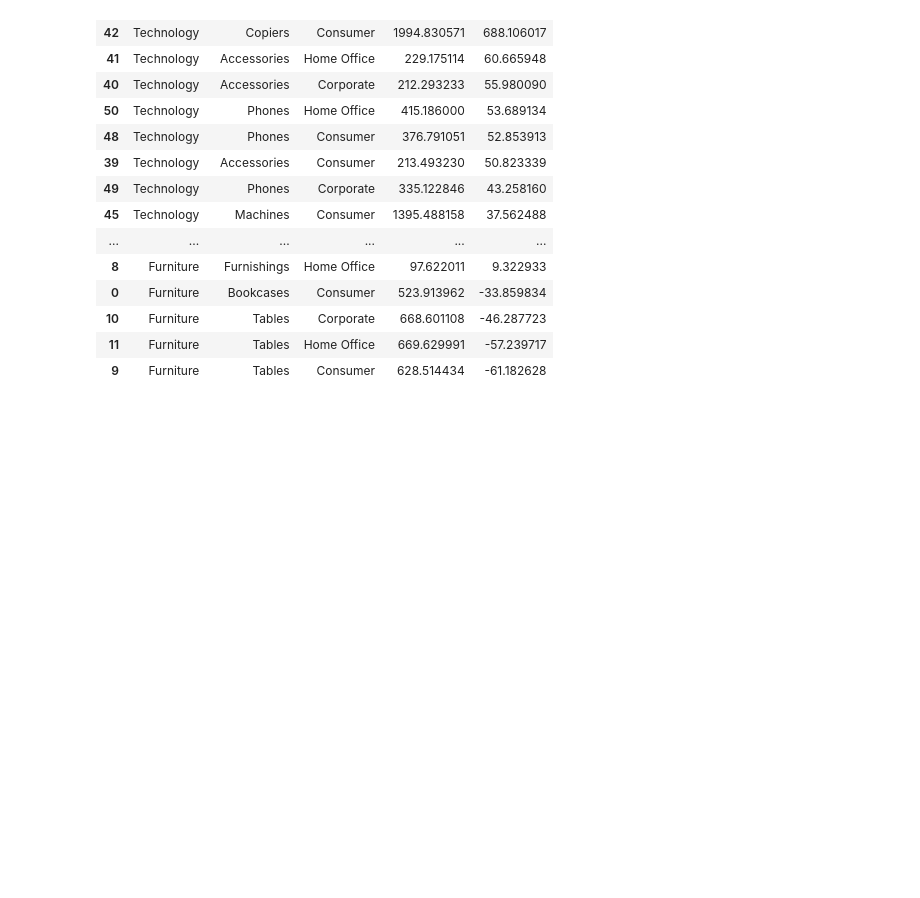
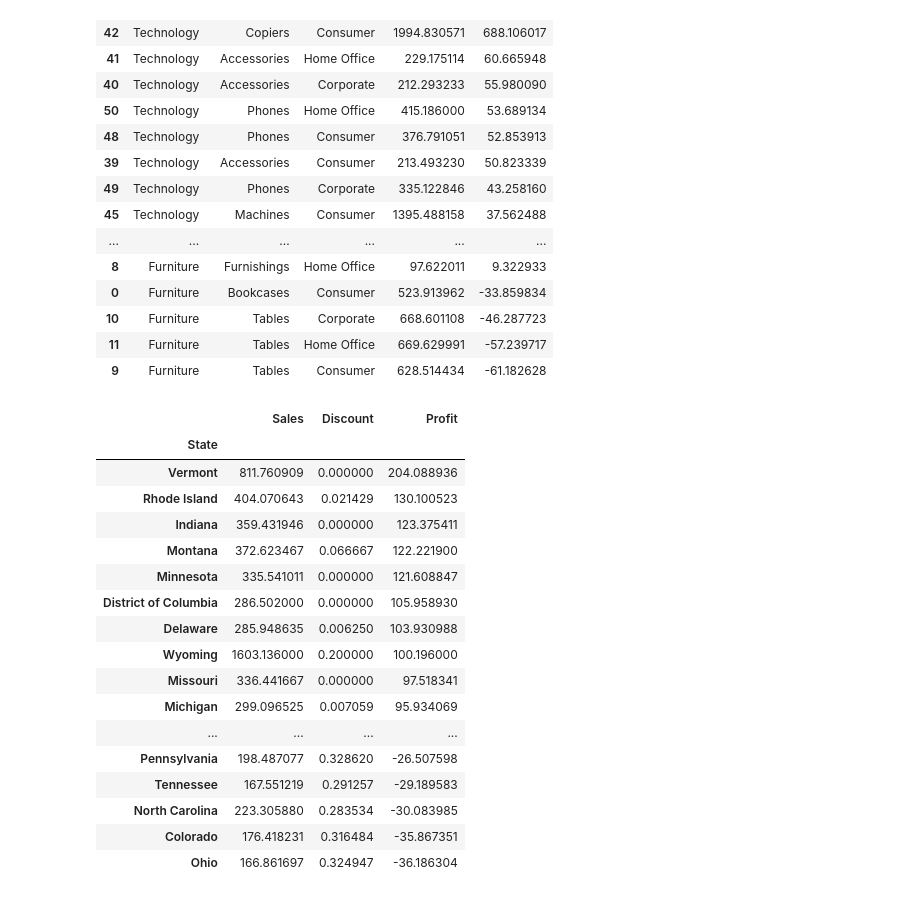
Before and after one commit to goatgirl86/ACT_Superstores, a Jupyter notebook: Superstore.ipynb, the cells around one changed output. Saved outputs shown, nothing was run; the diff lists cells and outputs as text; code cells hidden in the pictures; blank space fills up the shorter version.

```diff
--- a/Superstore.ipynb
+++ b/Superstore.ipynb
@@ -276,3 +276,25 @@ df_csub
 | 10 | Furniture | Tables | Corporate | 668.601108 | -46.287723 |
 | 11 | Furniture | Tables | Home Office | 669.629991 | -57.239717 |
 | 9 | Furniture | Tables | Consumer | 628.514434 | -61.182628 |
+# %%
+state_mean3=df.groupby("State")['Sales', 'Discount', "Profit"].mean().sort_values('Profit', ascending=False)
+state_mean3
+# %% [output]
+|  | Sales | Discount | Profit |
+| State |  |  |  |
+| Vermont | 811.760909 | 0.000000 | 204.088936 |
+| Rhode Island | 404.070643 | 0.021429 | 130.100523 |
+| Indiana | 359.431946 | 0.000000 | 123.375411 |
+| Montana | 372.623467 | 0.066667 | 122.221900 |
+| Minnesota | 335.541011 | 0.000000 | 121.608847 |
+| District of Columbia | 286.502000 | 0.000000 | 105.958930 |
+| Delaware | 285.948635 | 0.006250 | 103.930988 |
+| Wyoming | 1603.136000 | 0.200000 | 100.196000 |
+| Missouri | 336.441667 | 0.000000 | 97.518341 |
+| Michigan | 299.096525 | 0.007059 | 95.934069 |
+| ... | ... | ... | ... |
+| Pennsylvania | 198.487077 | 0.328620 | -26.507598 |
+| Tennessee | 167.551219 | 0.291257 | -29.189583 |
+| North Carolina | 223.305880 | 0.283534 | -30.083985 |
+| Colorado | 176.418231 | 0.316484 | -35.867351 |
+| Ohio | 166.861697 | 0.324947 | -36.186304 |
```
Also changed, not shown: 1 other file.
